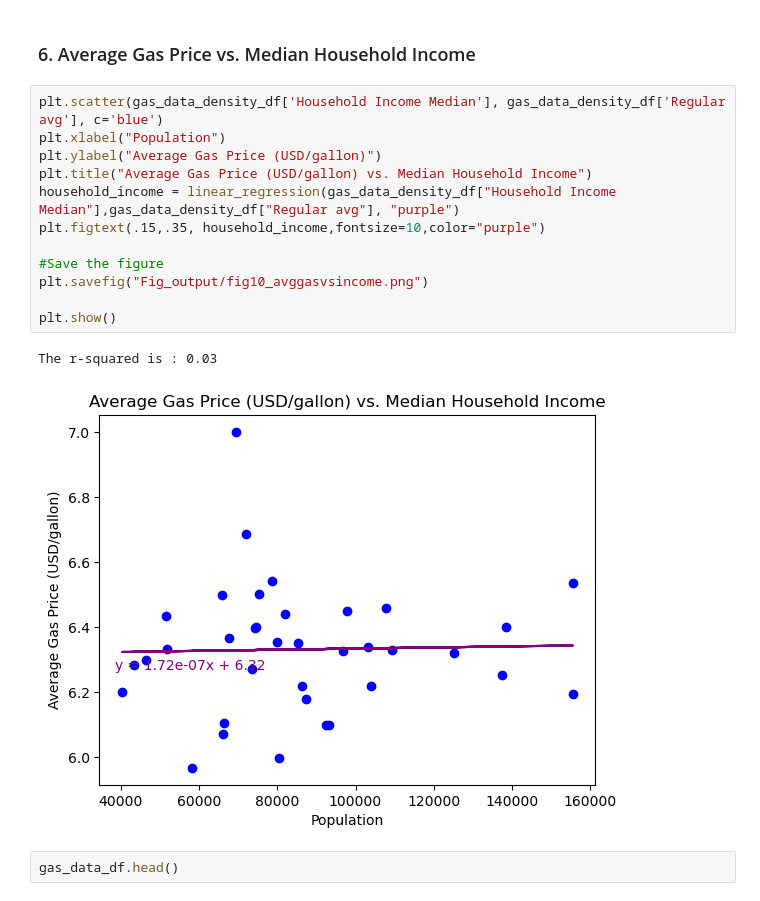
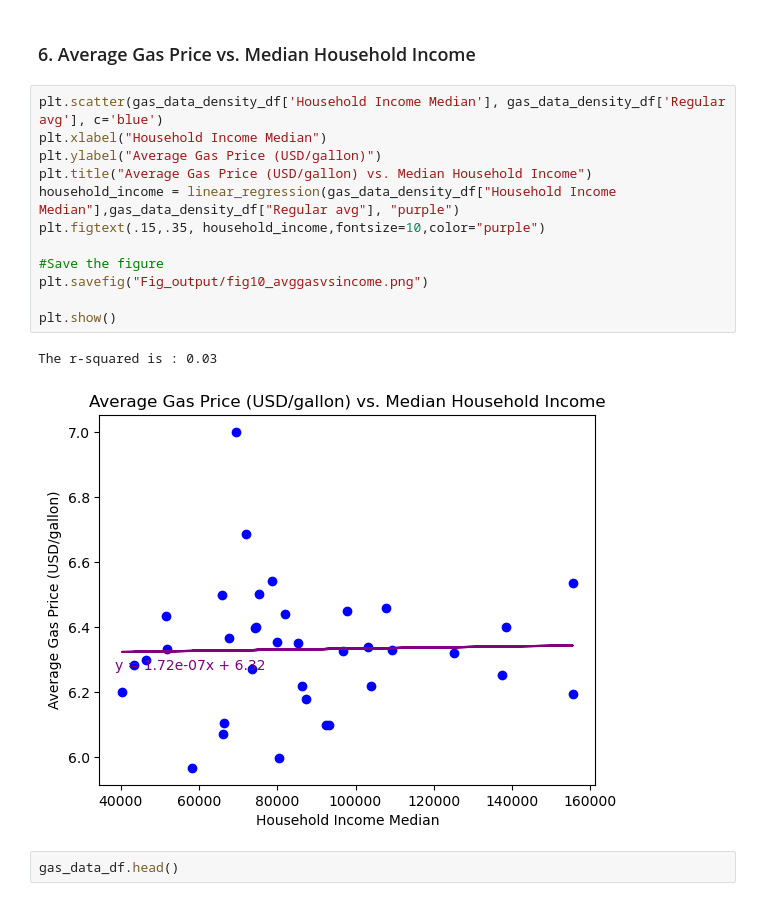
Before and after one commit to Lilnessa/Project1, a Jupyter notebook: charts.ipynb, the cells around one changed output. Drawn from its saved outputs; the diff is of its cells as text.

Commit message:
Adjustment to figures

```diff
--- a/charts.ipynb
+++ b/charts.ipynb
@@ -310,19 +310,19 @@ The r-squared is : -0.18
 ### 6. Average Gas Price vs. Median Household Income
 # %%
 plt.scatter(gas_data_density_df['Household Income Median'], gas_data_density_df['Regular avg'], c='blue')
-plt.xlabel("Population")
+plt.xlabel("Household Income Median")
 plt.ylabel("Average Gas Price (USD/gallon)")
 plt.title("Average Gas Price (USD/gallon) vs. Median Household Income")
 household_income = linear_regression(gas_data_density_df["Household Income Median"],gas_data_density_df["Regular avg"], "purple")
 plt.figtext(.15,.35, household_income,fontsize=10,color="purple")
 
 #Save the figure
 plt.savefig("Fig_output/fig10_avggasvsincome.png")
 
 plt.show()
 # %% [output]
 The r-squared is : 0.03
-[figure, old version]
+[figure, new version]
 # %%
 gas_data_df.head()
 # %% [output]
```
Also changed, not shown: parts of 2 cells of this notebook.
